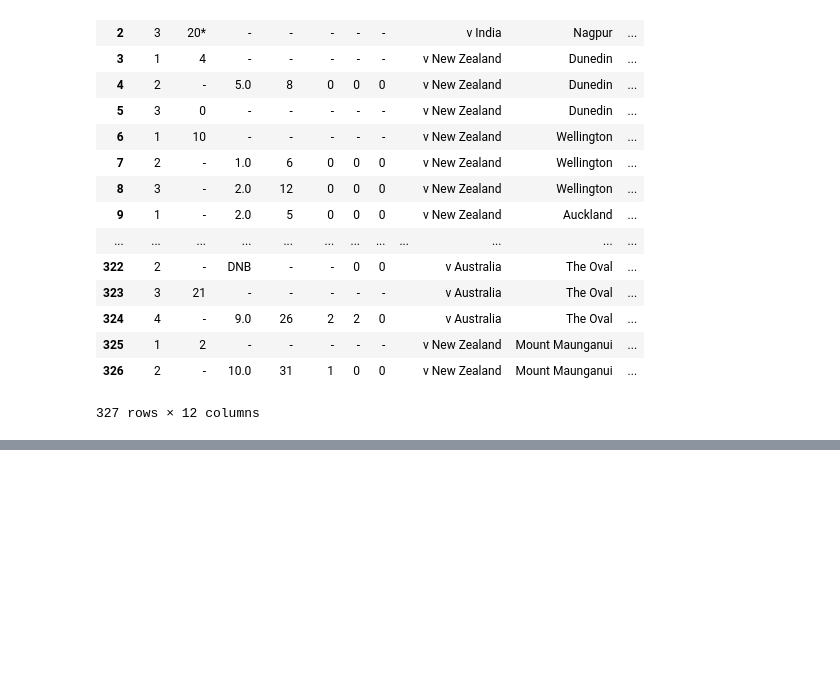
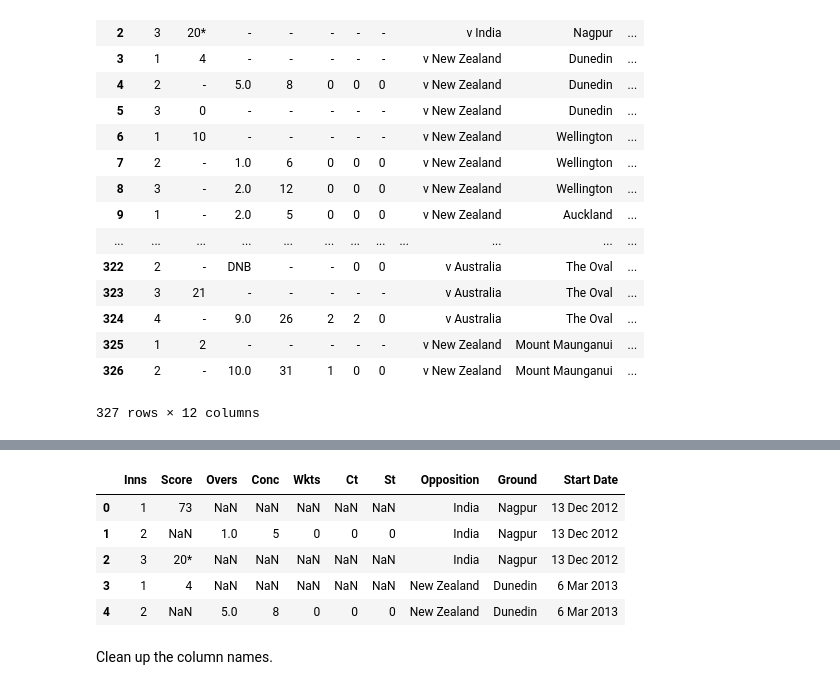
Before and after one commit to willcanniford/python-web-scraping, a Jupyter notebook: espn_cricinfo/top_4_player_class.ipynb, the cells around one changed output, grey strips where cells are left out. Saved outputs shown, nothing was run; the diff lists cells and outputs as text; code cells hidden in the pictures; blank space fills up the shorter version.

Commit message:
Add data cleaning examples

```diff
--- a/espn_cricinfo/top_4_player_class.ipynb
+++ b/espn_cricinfo/top_4_player_class.ipynb
@@ -61,0 +81,11 @@ innings
+# %%
+innings.head()
+# %% [output]
+|  | Inns | Score | Overs | Conc | Wkts | Ct | St | Opposition | Ground | Start Date |
+| 0 | 1 | 73 | NaN | NaN | NaN | NaN | NaN | India | Nagpur | 13 Dec 2012 |
+| 1 | 2 | NaN | 1.0 | 5 | 0 | 0 | 0 | India | Nagpur | 13 Dec 2012 |
+| 2 | 3 | 20* | NaN | NaN | NaN | NaN | NaN | India | Nagpur | 13 Dec 2012 |
+| 3 | 1 | 4 | NaN | NaN | NaN | NaN | NaN | New Zealand | Dunedin | 6 Mar 2013 |
+| 4 | 2 | NaN | 5.0 | 8 | 0 | 0 | 0 | New Zealand | Dunedin | 6 Mar 2013 |
+# %% [markdown]
+Clean up the column names.
```
Also changed, not shown: parts of 9 cells of this notebook.
